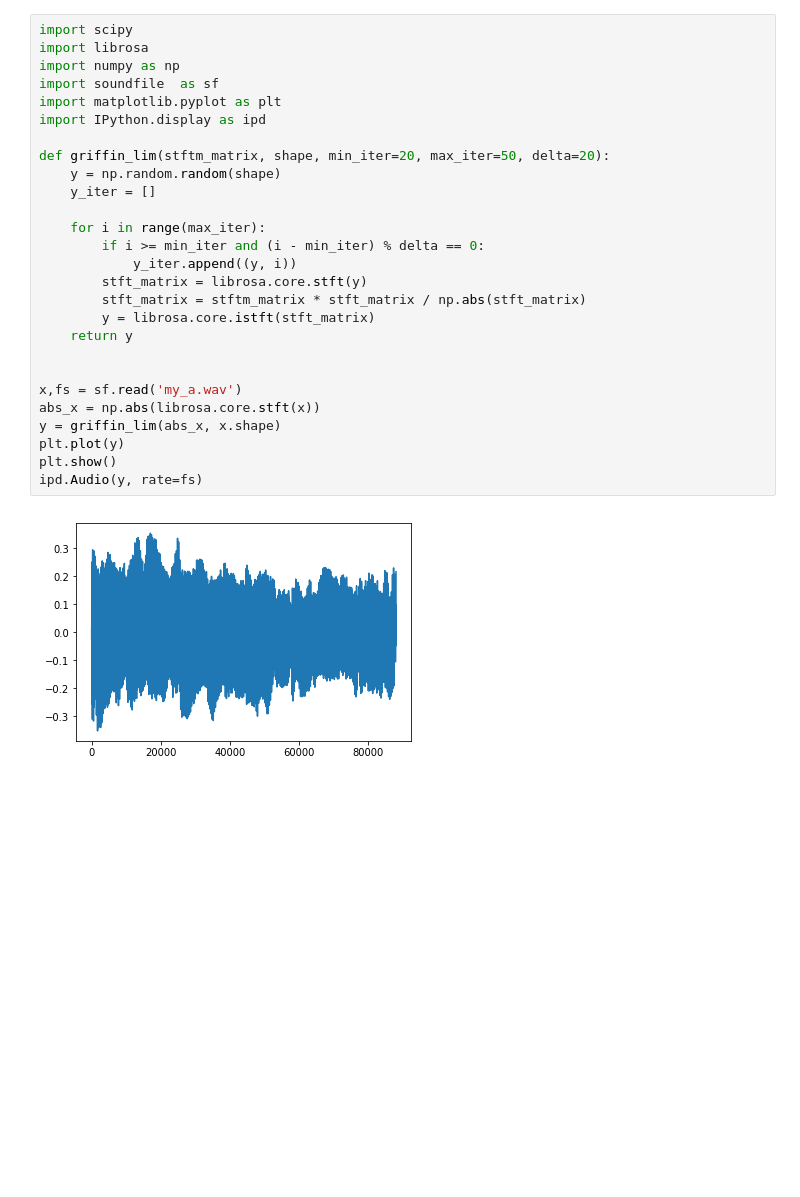
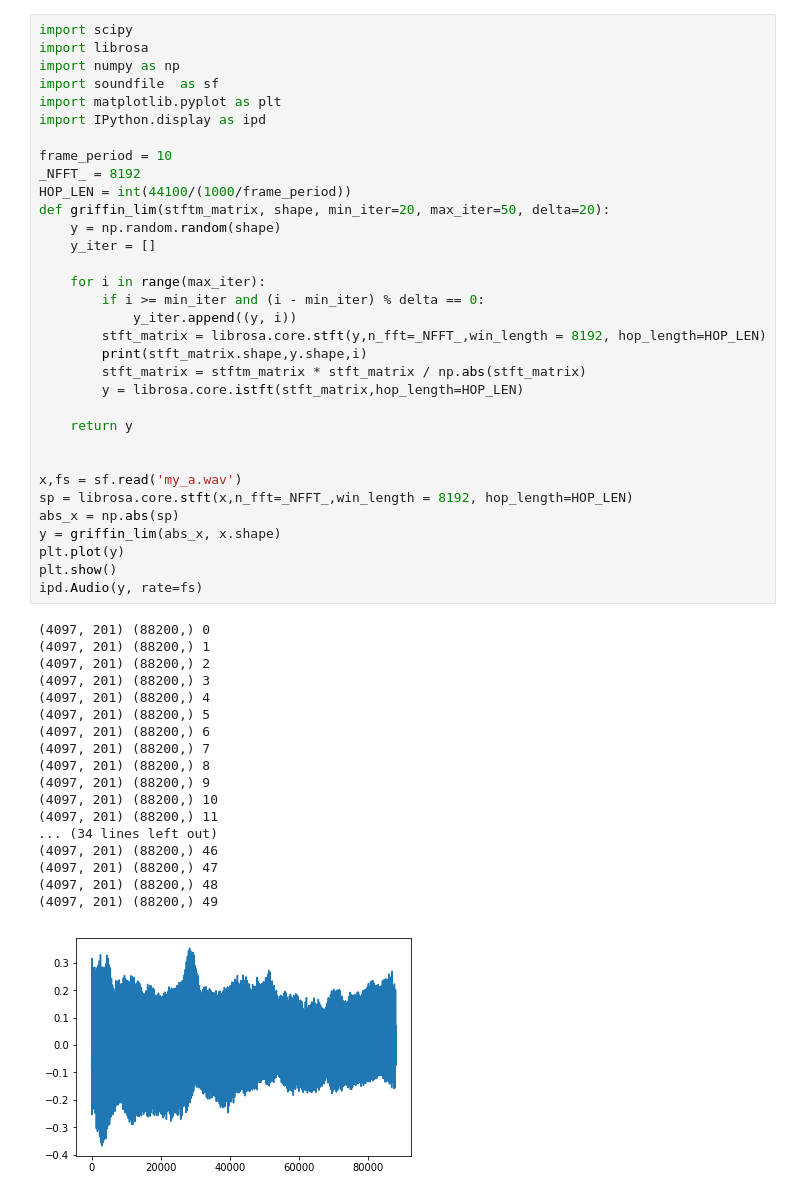
Before and after one commit to BeyondCloud/FUJI_Graphic_EQ, a Jupyter notebook: Griffin Lin.ipynb, the cells around one changed output. Drawn from its saved outputs; the diff is of its cells as text; blank space fills up the shorter version.

```diff
--- a/Griffin Lin.ipynb
+++ b/Griffin Lin.ipynb
@@ -1,30 +1,53 @@
 # %%
 import scipy
 import librosa
 import numpy as np
 import soundfile  as sf
 import matplotlib.pyplot as plt
 import IPython.display as ipd
 
+frame_period = 10
+_NFFT_ = 8192
+HOP_LEN = int(44100/(1000/frame_period))
 def griffin_lim(stftm_matrix, shape, min_iter=20, max_iter=50, delta=20):
     y = np.random.random(shape)
     y_iter = []
 
     for i in range(max_iter):
         if i >= min_iter and (i - min_iter) % delta == 0:
             y_iter.append((y, i))
-        stft_matrix = librosa.core.stft(y)
+        stft_matrix = librosa.core.stft(y,n_fft=_NFFT_,win_length = 8192, hop_length=HOP_LEN)
+        print(stft_matrix.shape,y.shape,i)
         stft_matrix = stftm_matrix * stft_matrix / np.abs(stft_matrix)
-        y = librosa.core.istft(stft_matrix)
+        y = librosa.core.istft(stft_matrix,hop_length=HOP_LEN)
+
     return y
 
 
 x,fs = sf.read('my_a.wav')
-abs_x = np.abs(librosa.core.stft(x))
+sp = librosa.core.stft(x,n_fft=_NFFT_,win_length = 8192, hop_length=HOP_LEN)
+abs_x = np.abs(sp)
 y = griffin_lim(abs_x, x.shape)
 plt.plot(y)
 plt.show()
 ipd.Audio(y, rate=fs)
 # %% [output]
+(4097, 201) (88200,) 0
+(4097, 201) (88200,) 1
+(4097, 201) (88200,) 2
+(4097, 201) (88200,) 3
+(4097, 201) (88200,) 4
+(4097, 201) (88200,) 5
+(4097, 201) (88200,) 6
+(4097, 201) (88200,) 7
+(4097, 201) (88200,) 8
+(4097, 201) (88200,) 9
+(4097, 201) (88200,) 10
+(4097, 201) (88200,) 11
+... (34 lines left out)
+(4097, 201) (88200,) 46
+(4097, 201) (88200,) 47
+(4097, 201) (88200,) 48
+(4097, 201) (88200,) 49
-[figure, old version]
+[figure, new version]
 [interactive output not drawn]
```
Also changed, not shown: parts of 3 cells of this notebook, 1 other file.
